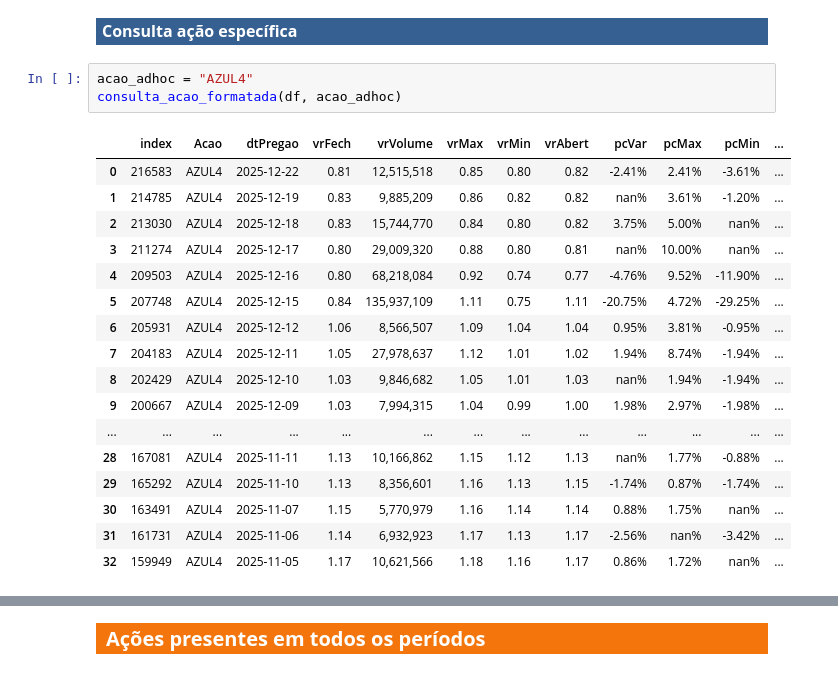
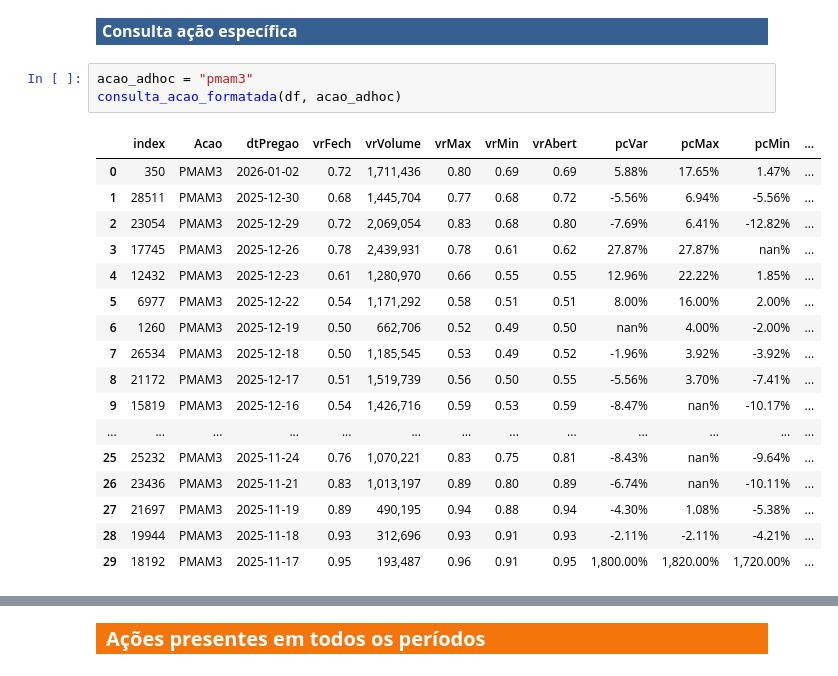
Before and after one commit to alexandre-esmeraldo/StockManager, a Jupyter notebook: StockManager_Processamento.ipynb, the cells around one changed output, grey strips where cells are left out. Saved outputs shown, nothing was run; the diff lists cells and outputs as text.

```diff
--- a/StockManager_Processamento.ipynb
+++ b/StockManager_Processamento.ipynb
@@ -212,26 +174,26 @@ printmd(f'**<div class={font_color}>{hoje}, Status {a}</div>**')
 # %% [markdown]
 <p style="color:white; background-color: #366092; font-size: 12pt; padding: 3px 0px 3px 6px; font-weight: bold">  Consulta ação específica </p>
 # %%
-acao_adhoc = "AZUL4"
+acao_adhoc = "pmam3"
 consulta_acao_formatada(df, acao_adhoc)
 # %% [output]
 |  | index | Acao | dtPregao | vrFech | vrVolume | vrMax | vrMin | vrAbert | pcVar | pcMax | pcMin | ... |
-| 0 | 216583 | AZUL4 | 2025-12-22 | 0.81 | 12,515,518 | 0.85 | 0.80 | 0.82 | -2.41% | 2.41% | -3.61% | ... |
-| 1 | 214785 | AZUL4 | 2025-12-19 | 0.83 | 9,885,209 | 0.86 | 0.82 | 0.82 | nan% | 3.61% | -1.20% | ... |
-| 2 | 213030 | AZUL4 | 2025-12-18 | 0.83 | 15,744,770 | 0.84 | 0.80 | 0.82 | 3.75% | 5.00% | nan% | ... |
-| 3 | 211274 | AZUL4 | 2025-12-17 | 0.80 | 29,009,320 | 0.88 | 0.80 | 0.81 | nan% | 10.00% | nan% | ... |
-| 4 | 209503 | AZUL4 | 2025-12-16 | 0.80 | 68,218,084 | 0.92 | 0.74 | 0.77 | -4.76% | 9.52% | -11.90% | ... |
-| 5 | 207748 | AZUL4 | 2025-12-15 | 0.84 | 135,937,109 | 1.11 | 0.75 | 1.11 | -20.75% | 4.72% | -29.25% | ... |
-| 6 | 205931 | AZUL4 | 2025-12-12 | 1.06 | 8,566,507 | 1.09 | 1.04 | 1.04 | 0.95% | 3.81% | -0.95% | ... |
-| 7 | 204183 | AZUL4 | 2025-12-11 | 1.05 | 27,978,637 | 1.12 | 1.01 | 1.02 | 1.94% | 8.74% | -1.94% | ... |
-| 8 | 202429 | AZUL4 | 2025-12-10 | 1.03 | 9,846,682 | 1.05 | 1.01 | 1.03 | nan% | 1.94% | -1.94% | ... |
-| 9 | 200667 | AZUL4 | 2025-12-09 | 1.03 | 7,994,315 | 1.04 | 0.99 | 1.00 | 1.98% | 2.97% | -1.98% | ... |
+| 0 | 350 | PMAM3 | 2026-01-02 | 0.72 | 1,711,436 | 0.80 | 0.69 | 0.69 | 5.88% | 17.65% | 1.47% | ... |
+| 1 | 28511 | PMAM3 | 2025-12-30 | 0.68 | 1,445,704 | 0.77 | 0.68 | 0.72 | -5.56% | 6.94% | -5.56% | ... |
+| 2 | 23054 | PMAM3 | 2025-12-29 | 0.72 | 2,069,054 | 0.83 | 0.68 | 0.80 | -7.69% | 6.41% | -12.82% | ... |
+| 3 | 17745 | PMAM3 | 2025-12-26 | 0.78 | 2,439,931 | 0.78 | 0.61 | 0.62 | 27.87% | 27.87% | nan% | ... |
+| 4 | 12432 | PMAM3 | 2025-12-23 | 0.61 | 1,280,970 | 0.66 | 0.55 | 0.55 | 12.96% | 22.22% | 1.85% | ... |
+| 5 | 6977 | PMAM3 | 2025-12-22 | 0.54 | 1,171,292 | 0.58 | 0.51 | 0.51 | 8.00% | 16.00% | 2.00% | ... |
+| 6 | 1260 | PMAM3 | 2025-12-19 | 0.50 | 662,706 | 0.52 | 0.49 | 0.50 | nan% | 4.00% | -2.00% | ... |
+| 7 | 26534 | PMAM3 | 2025-12-18 | 0.50 | 1,185,545 | 0.53 | 0.49 | 0.52 | -1.96% | 3.92% | -3.92% | ... |
+| 8 | 21172 | PMAM3 | 2025-12-17 | 0.51 | 1,519,739 | 0.56 | 0.50 | 0.55 | -5.56% | 3.70% | -7.41% | ... |
+| 9 | 15819 | PMAM3 | 2025-12-16 | 0.54 | 1,426,716 | 0.59 | 0.53 | 0.59 | -8.47% | nan% | -10.17% | ... |
 | ... | ... | ... | ... | ... | ... | ... | ... | ... | ... | ... | ... | ... |
-| 28 | 167081 | AZUL4 | 2025-11-11 | 1.13 | 10,166,862 | 1.15 | 1.12 | 1.13 | nan% | 1.77% | -0.88% | ... |
-| 29 | 165292 | AZUL4 | 2025-11-10 | 1.13 | 8,356,601 | 1.16 | 1.13 | 1.15 | -1.74% | 0.87% | -1.74% | ... |
-| 30 | 163491 | AZUL4 | 2025-11-07 | 1.15 | 5,770,979 | 1.16 | 1.14 | 1.14 | 0.88% | 1.75% | nan% | ... |
-| 31 | 161731 | AZUL4 | 2025-11-06 | 1.14 | 6,932,923 | 1.17 | 1.13 | 1.17 | -2.56% | nan% | -3.42% | ... |
-| 32 | 159949 | AZUL4 | 2025-11-05 | 1.17 | 10,621,566 | 1.18 | 1.16 | 1.17 | 0.86% | 1.72% | nan% | ... |
+| 25 | 25232 | PMAM3 | 2025-11-24 | 0.76 | 1,070,221 | 0.83 | 0.75 | 0.81 | -8.43% | nan% | -9.64% | ... |
+| 26 | 23436 | PMAM3 | 2025-11-21 | 0.83 | 1,013,197 | 0.89 | 0.80 | 0.89 | -6.74% | nan% | -10.11% | ... |
+| 27 | 21697 | PMAM3 | 2025-11-19 | 0.89 | 490,195 | 0.94 | 0.88 | 0.94 | -4.30% | 1.08% | -5.38% | ... |
+| 28 | 19944 | PMAM3 | 2025-11-18 | 0.93 | 312,696 | 0.93 | 0.91 | 0.93 | -2.11% | -2.11% | -4.21% | ... |
+| 29 | 18192 | PMAM3 | 2025-11-17 | 0.95 | 193,487 | 0.96 | 0.91 | 0.95 | 1,800.00% | 1,820.00% | 1,720.00% | ... |
 # %%
 acao_adhoc = "rcsl4"
 consulta_acao_formatada(df, acao_adhoc)
```
Also changed, not shown: parts of 30 cells of this notebook, 5 other files.
